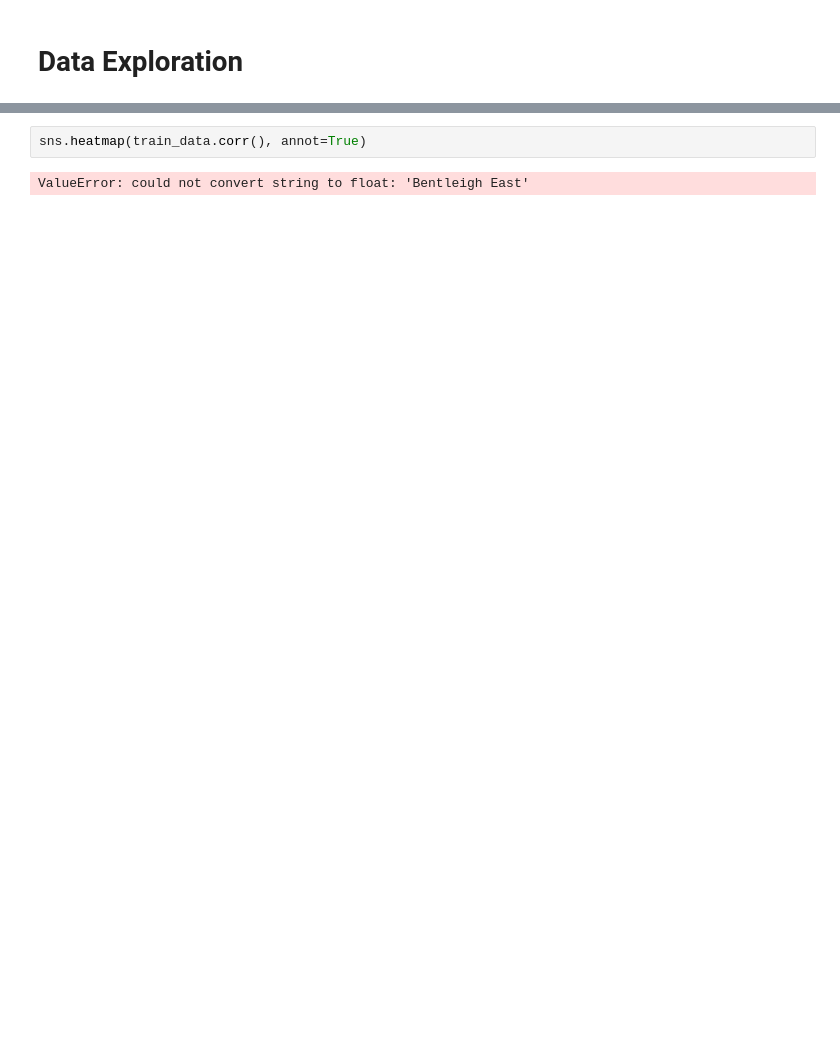
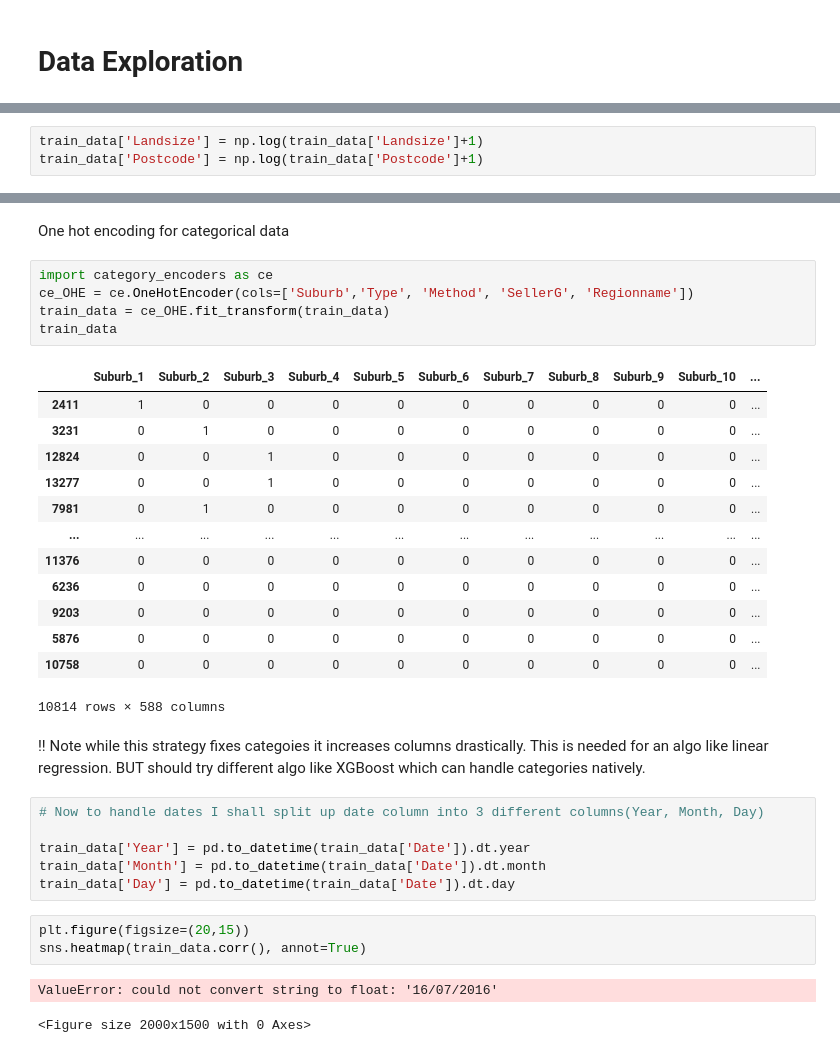
Before and after one commit to onionsp/Realestate-Price-Estimator, a Jupyter notebook: main.ipynb, the cells around one changed output, grey strips where cells are left out. Drawn from its saved outputs; the diff is of its cells as text; blank space fills up the shorter version.

```diff
--- a/main.ipynb
+++ b/main.ipynb
@@ -125,0 +121,3 @@ train_data
+# %%
+train_data['Landsize'] = np.log(train_data['Landsize']+1)
+train_data['Postcode'] = np.log(train_data['Postcode']+1)
@@ -126,4 +139,35 @@ train_data
+# %% [markdown]
+One hot encoding for categorical data
+# %%
+import category_encoders as ce
+ce_OHE = ce.OneHotEncoder(cols=['Suburb','Type', 'Method', 'SellerG', 'Regionname'])
+train_data = ce_OHE.fit_transform(train_data)
+train_data
+# %% [output]
+|  | Suburb_1 | Suburb_2 | Suburb_3 | Suburb_4 | Suburb_5 | Suburb_6 | Suburb_7 | Suburb_8 | Suburb_9 | Suburb_10 | ... |
+| 2411 | 1 | 0 | 0 | 0 | 0 | 0 | 0 | 0 | 0 | 0 | ... |
+| 3231 | 0 | 1 | 0 | 0 | 0 | 0 | 0 | 0 | 0 | 0 | ... |
+| 12824 | 0 | 0 | 1 | 0 | 0 | 0 | 0 | 0 | 0 | 0 | ... |
+| 13277 | 0 | 0 | 1 | 0 | 0 | 0 | 0 | 0 | 0 | 0 | ... |
+| 7981 | 0 | 1 | 0 | 0 | 0 | 0 | 0 | 0 | 0 | 0 | ... |
+| ... | ... | ... | ... | ... | ... | ... | ... | ... | ... | ... | ... |
+| 11376 | 0 | 0 | 0 | 0 | 0 | 0 | 0 | 0 | 0 | 0 | ... |
+| 6236 | 0 | 0 | 0 | 0 | 0 | 0 | 0 | 0 | 0 | 0 | ... |
+| 9203 | 0 | 0 | 0 | 0 | 0 | 0 | 0 | 0 | 0 | 0 | ... |
+| 5876 | 0 | 0 | 0 | 0 | 0 | 0 | 0 | 0 | 0 | 0 | ... |
+| 10758 | 0 | 0 | 0 | 0 | 0 | 0 | 0 | 0 | 0 | 0 | ... |
+10814 rows × 588 columns
+# %% [markdown]
+!! Note while this strategy fixes categoies it increases columns drastically. This is needed for an algo like linear regression. BUT should try different algo like XGBoost which can handle categories natively.
+# %%
+# Now to handle dates I shall split up date column into 3 different columns(Year, Month, Day)
+
+train_data['Year'] = pd.to_datetime(train_data['Date']).dt.year
+train_data['Month'] = pd.to_datetime(train_data['Date']).dt.month
+train_data['Day'] = pd.to_datetime(train_data['Date']).dt.day
 # %%
+plt.figure(figsize=(20,15))
 sns.heatmap(train_data.corr(), annot=True)
 # %% [output]
-ValueError: could not convert string to float: 'Bentleigh East'
+ValueError: could not convert string to float: '16/07/2016'
+<Figure size 2000x1500 with 0 Axes>
```
Also changed, not shown: parts of 10 cells of this notebook.
